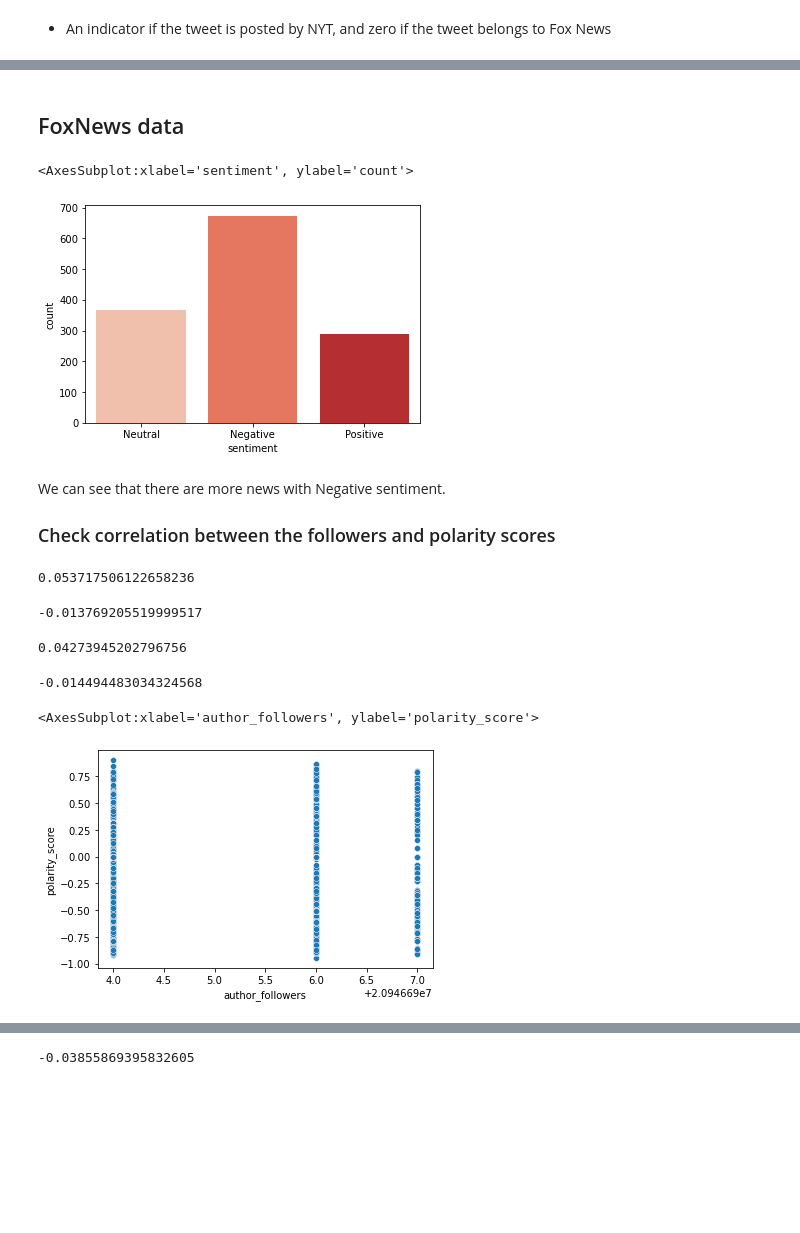
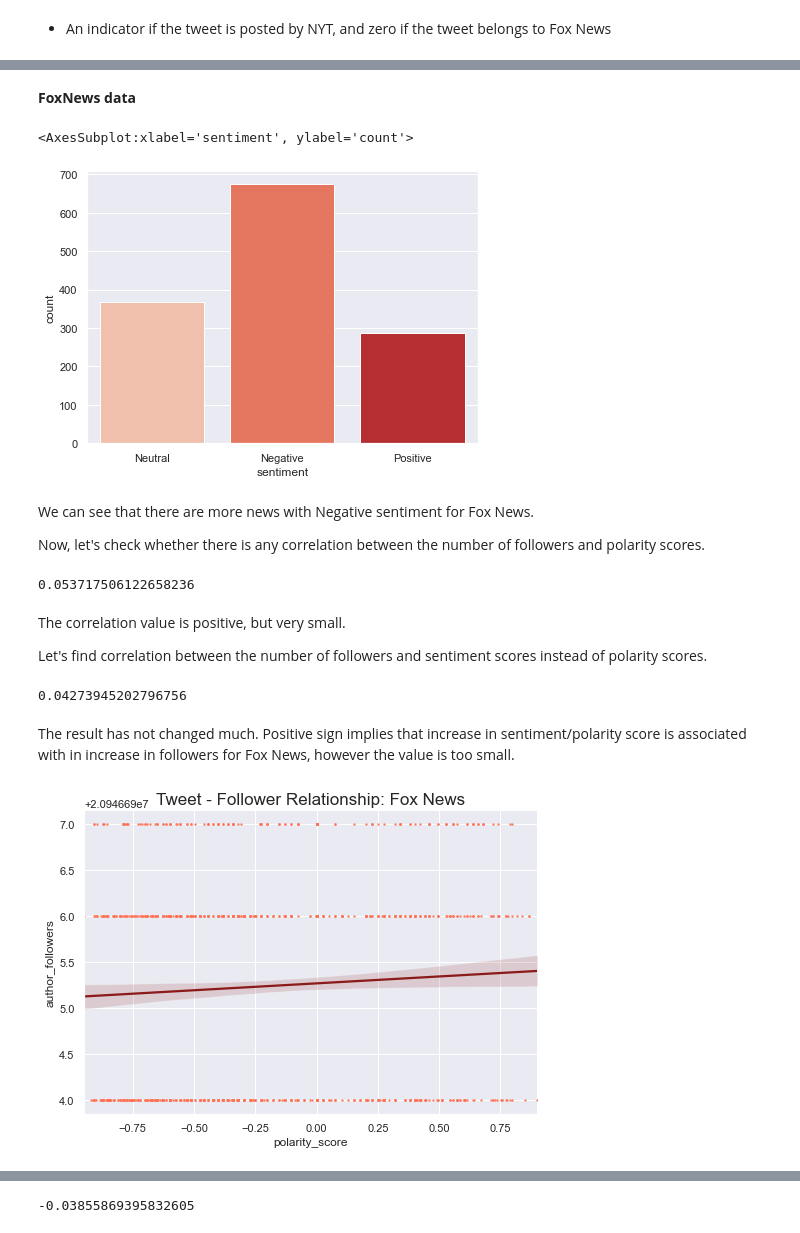
Before and after one commit to damirash/Analysis-of-Tweet_News, a Jupyter notebook: code.ipynb, the cells around one changed output, grey strips where cells are left out. Cells and saved outputs as stored; diff of their text form; code cells hidden in the pictures; blank space fills up the shorter version.

Commit message:
up to sentiment analysis

```diff
--- a/code.ipynb
+++ b/code.ipynb
@@ -185,5 +173,5 @@ from vaderSentiment.vaderSentiment import SentimentIntensityAnalyzer
 
 sentiment = SentimentIntensityAnalyzer()
 # %% [markdown]
-## FoxNews data
+**FoxNews data**
 # %%
@@ -192,14 +183,15 @@ df1['sentiment'] = np.where(df1['polarity_score']>0.05, "Positive",
                           np.where(df1['polarity_score']< -0.05, "Negative", 'Neutral'))
 # %%
 import seaborn as sns
+sns.set(rc={"figure.figsize":(7, 5)})
 sns.countplot(x='sentiment', data=df1, palette="Reds")
 # %% [output]
 <AxesSubplot:xlabel='sentiment', ylabel='count'>
-[figure, old version]
+[figure, new version]
 # %% [markdown]
-We can see that there are more news with Negative sentiment.
+We can see that there are more news with Negative sentiment for Fox News.
 
-### Check correlation between the followers and polarity scores
+Now, let's check whether there is any correlation between the number of followers and polarity scores.
 # %%
 df1['polarity_score'].corr(df1['author_followers'])
 # %% [output]
@@ -209,21 +199,27 @@ df1['growth_fllrs'] = - df1["author_followers"].diff()
-# %%
-df1['polarity_score'].corr(df1['growth_fllrs'])
-# %% [output]
--0.013769205519999517
+# %% [markdown]
+The correlation value is positive, but very small.
+
+Let's find correlation between the number of followers and sentiment scores instead of polarity scores.
 # %%
 df1['sentiment'] = np.where(df1['polarity_score']>0.05, 1,
                           np.where(df1['polarity_score']< -0.05, -1, 0))
+
+df1['sentiment'].corr(df1['author_followers'])
+# %% [output]
+0.04273945202796756
-# %%
-df1['sentiment'].corr(df1['author_followers'])
-# %% [output]
-0.04273945202796756
-# %%
-df1['sentiment'].corr(df1['growth_fllrs'])
-# %% [output]
--0.014494483034324568
+# %% [markdown]
+The result has not changed much. Positive sign implies that increase in sentiment/polarity score is associated with in increase in followers for Fox News, however the value is too small.
 # %%
-sns.scatterplot(data=df1, x="author_followers", y="polarity_score")
+import matplotlib.pyplot as plt
+
+sns.lmplot(x = "polarity_score", y = 'author_followers', data = df1,
+           scatter_kws ={'color': '#FF7256', 's':2}, line_kws={'color': '#8B1A1A'},
+           height=5, aspect=1.4, legend=False )
+sns.color_palette("Reds")
+
+ax = plt.gca()
+ax.set_title("Tweet - Follower Relationship: Fox News", fontsize=17)
+plt.show()
 # %% [output]
-<AxesSubplot:xlabel='author_followers', ylabel='polarity_score'>
-[figure, old version]
+[figure, new version]
 # %% [markdown]
```
Also changed, not shown: parts of 92 cells of this notebook.
